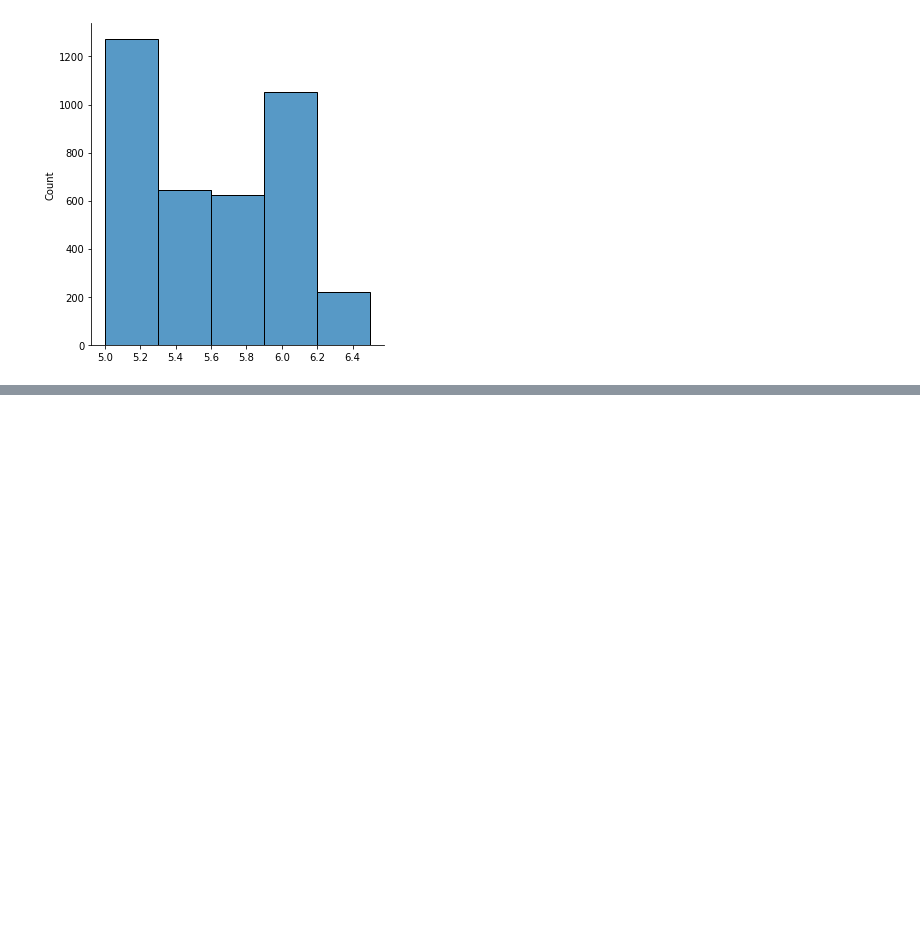
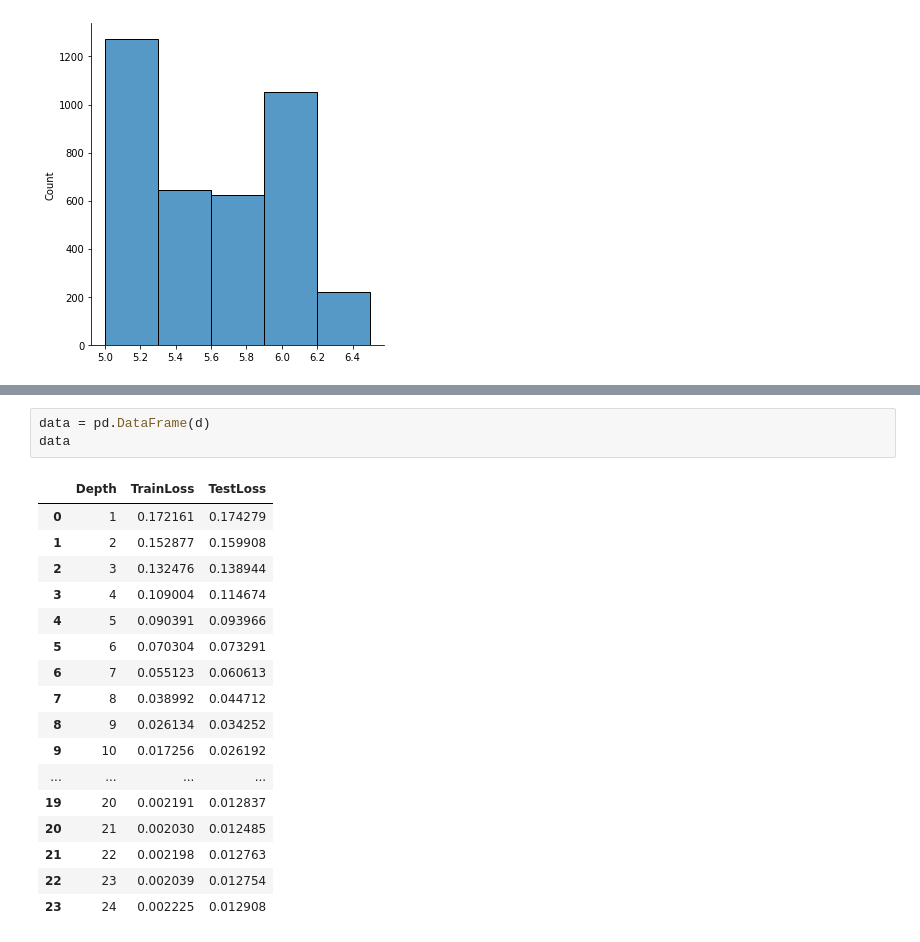
Before and after one commit to Hisan-007/element_quantity_predictor, a Jupyter notebook: model.ipynb, the cells around one changed output, grey strips where cells are left out. Drawn from its saved outputs; the diff is of its cells as text; blank space fills up the shorter version.

```diff
--- a/model.ipynb
+++ b/model.ipynb
@@ -319,0 +373,21 @@ sns.displot(p_train, binwidth=0.3) # PREDICTED TEST DATA
+# %%
+data = pd.DataFrame(d)
+data
+# %% [output]
+|  | Depth | TrainLoss | TestLoss |
+| 0 | 1 | 0.172161 | 0.174279 |
+| 1 | 2 | 0.152877 | 0.159908 |
+| 2 | 3 | 0.132476 | 0.138944 |
+| 3 | 4 | 0.109004 | 0.114674 |
+| 4 | 5 | 0.090391 | 0.093966 |
+| 5 | 6 | 0.070304 | 0.073291 |
+| 6 | 7 | 0.055123 | 0.060613 |
+| 7 | 8 | 0.038992 | 0.044712 |
+| 8 | 9 | 0.026134 | 0.034252 |
+| 9 | 10 | 0.017256 | 0.026192 |
+| ... | ... | ... | ... |
+| 19 | 20 | 0.002191 | 0.012837 |
+| 20 | 21 | 0.002030 | 0.012485 |
+| 21 | 22 | 0.002198 | 0.012763 |
+| 22 | 23 | 0.002039 | 0.012754 |
+| 23 | 24 | 0.002225 | 0.012908 |
```
Also changed, not shown: parts of 5 cells of this notebook.
